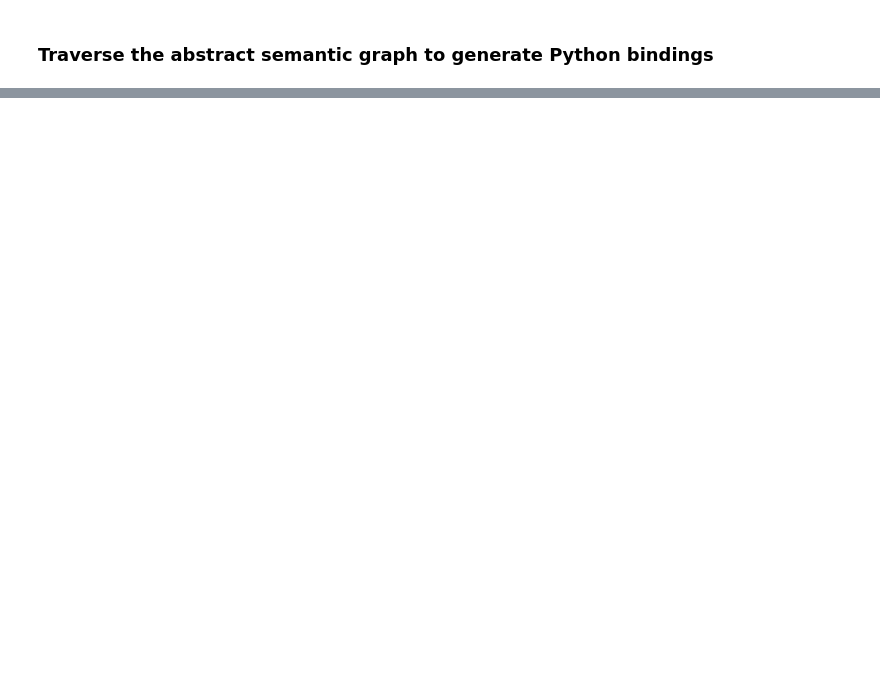
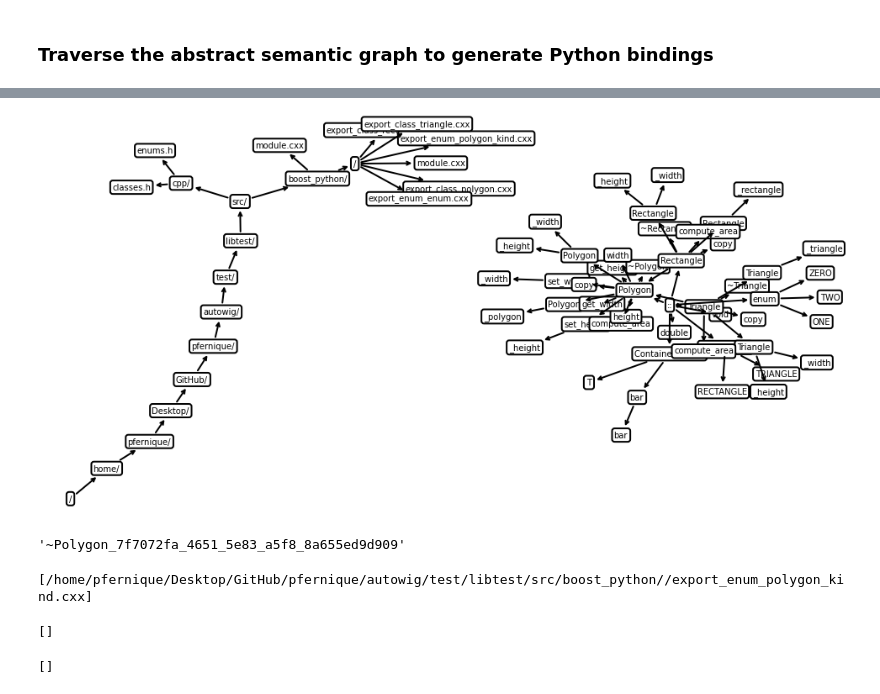
Before and after one commit to StatisKit/AutoWIG, a Jupyter notebook: tutorial/introduction.ipynb, the cells around one changed output, grey strips where cells are left out. Saved outputs shown, nothing was run; the diff lists cells and outputs as text; code cells hidden in the pictures; blank space fills up the shorter version.

```diff
--- a/tutorial/introduction.ipynb
+++ b/tutorial/introduction.ipynb
@@ -61,0 +63,7 @@ from vplants.autowig.boost_python.traversal import ModuleTraversal
+# %%
+from vplants.autowig.boost_python import BoostPythonTraversal
+traversal = BoostPythonTraversal(directory='/home/pfernique/Desktop/GitHub/pfernique/autowig/test/libtest/src/boost_python/')
+traversal(asg)
+asg
+# %% [output]
+[figure, added]
@@ -61,0 +72,18 @@ from vplants.autowig.boost_python.traversal import ModuleTraversal
+# %%
+import uuid
+des.localname + '_' + str(uuid.uuid5(uuid.NAMESPACE_X500, des._node)).replace('-', '_')
+# %% [output]
+'~Polygon_7f7072fa_4651_5e83_a5f8_8a655ed9d909'
+# %%
+asg['(.*)export_enum_polygon_kind.cxx']
+# %% [output]
+[/home/pfernique/Desktop/GitHub/pfernique/autowig/test/libtest/src/boost_python//export_enum_polygon_kind.cxx]
+# %%
+asg['(.*)export_function_operate.cxx']
+# %% [output]
+[]
+# %%
+export = asg['(.*)export_class_polygon_container.cxx']
+export
+# %% [output]
+[]
```
Also changed, not shown: parts of 9 cells of this notebook, 4 other files.
